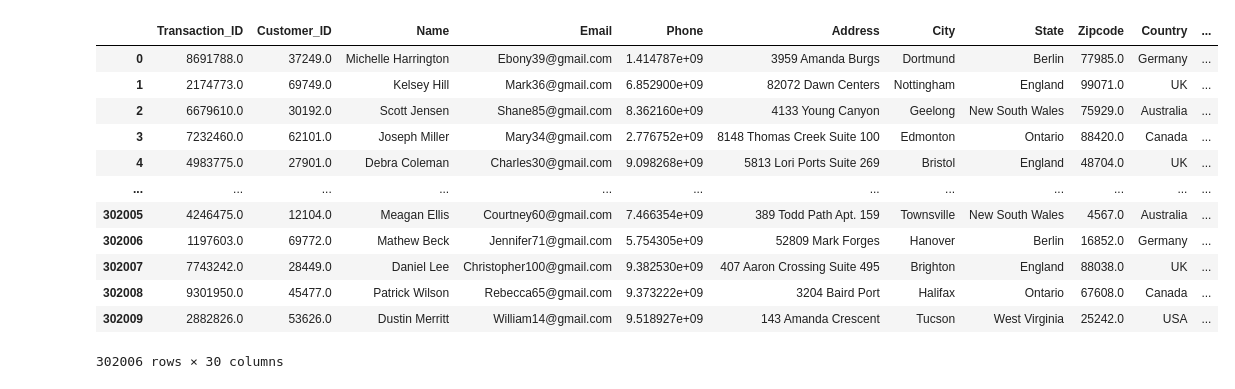
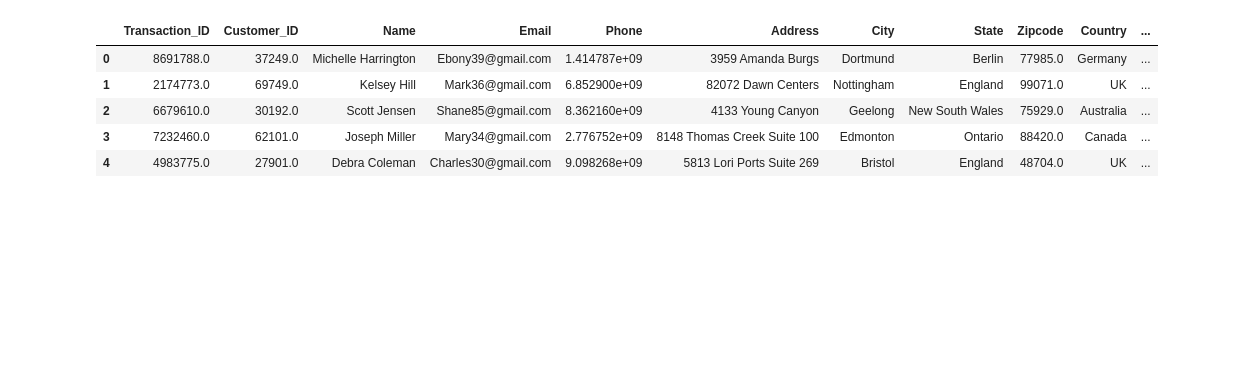
Before and after one commit to tsarahbd/retail-data-analysis, a Jupyter notebook: Retail-Data-Analysis.ipynb, the cells around one changed output. Saved outputs shown, nothing was run; the diff lists cells and outputs as text; code cells hidden in the pictures; blank space fills up the shorter version.

```diff
--- a/Retail-Data-Analysis.ipynb
+++ b/Retail-Data-Analysis.ipynb
@@ -22,17 +16,11 @@ df
 # %%
+#remove duplicates
 df = df.drop_duplicates()
-df
+df.head()
 # %% [output]
 |  | Transaction_ID | Customer_ID | Name | Email | Phone | Address | City | State | Zipcode | Country | ... |
 | 0 | 8691788.0 | 37249.0 | Michelle Harrington | Ebony39@gmail.com | 1.414787e+09 | 3959 Amanda Burgs | Dortmund | Berlin | 77985.0 | Germany | ... |
 | 1 | 2174773.0 | 69749.0 | Kelsey Hill | Mark36@gmail.com | 6.852900e+09 | 82072 Dawn Centers | Nottingham | England | 99071.0 | UK | ... |
 | 2 | 6679610.0 | 30192.0 | Scott Jensen | Shane85@gmail.com | 8.362160e+09 | 4133 Young Canyon | Geelong | New South Wales | 75929.0 | Australia | ... |
 | 3 | 7232460.0 | 62101.0 | Joseph Miller | Mary34@gmail.com | 2.776752e+09 | 8148 Thomas Creek Suite 100 | Edmonton | Ontario | 88420.0 | Canada | ... |
 | 4 | 4983775.0 | 27901.0 | Debra Coleman | Charles30@gmail.com | 9.098268e+09 | 5813 Lori Ports Suite 269 | Bristol | England | 48704.0 | UK | ... |
-| ... | ... | ... | ... | ... | ... | ... | ... | ... | ... | ... | ... |
-| 302005 | 4246475.0 | 12104.0 | Meagan Ellis | Courtney60@gmail.com | 7.466354e+09 | 389 Todd Path Apt. 159 | Townsville | New South Wales | 4567.0 | Australia | ... |
-| 302006 | 1197603.0 | 69772.0 | Mathew Beck | Jennifer71@gmail.com | 5.754305e+09 | 52809 Mark Forges | Hanover | Berlin | 16852.0 | Germany | ... |
-| 302007 | 7743242.0 | 28449.0 | Daniel Lee | Christopher100@gmail.com | 9.382530e+09 | 407 Aaron Crossing Suite 495 | Brighton | England | 88038.0 | UK | ... |
-| 302008 | 9301950.0 | 45477.0 | Patrick Wilson | Rebecca65@gmail.com | 9.373222e+09 | 3204 Baird Port | Halifax | Ontario | 67608.0 | Canada | ... |
-| 302009 | 2882826.0 | 53626.0 | Dustin Merritt | William14@gmail.com | 9.518927e+09 | 143 Amanda Crescent | Tucson | West Virginia | 25242.0 | USA | ... |
-302006 rows × 30 columns
```
Also changed, not shown: parts of 10 cells of this notebook.
